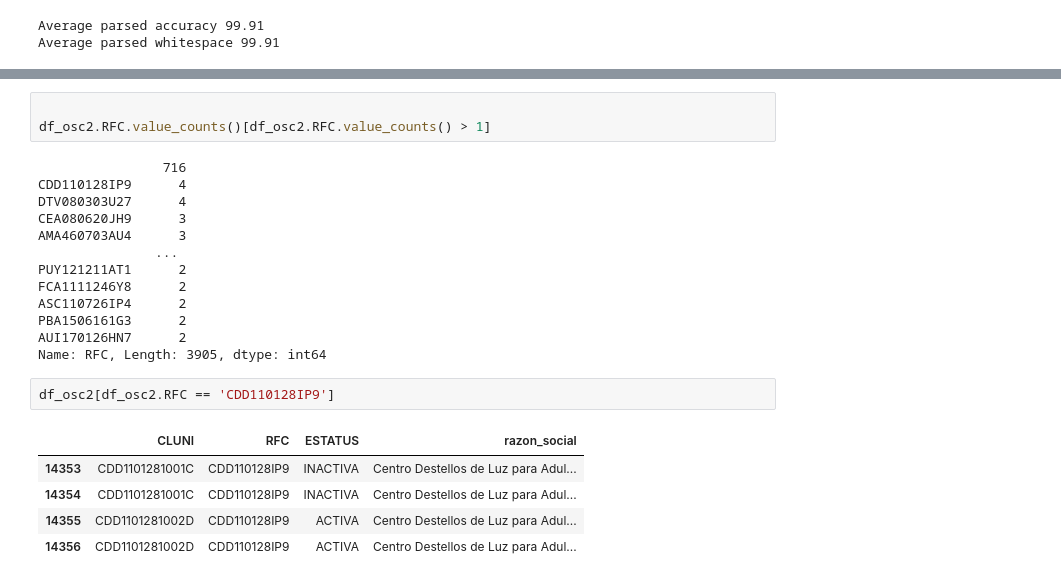
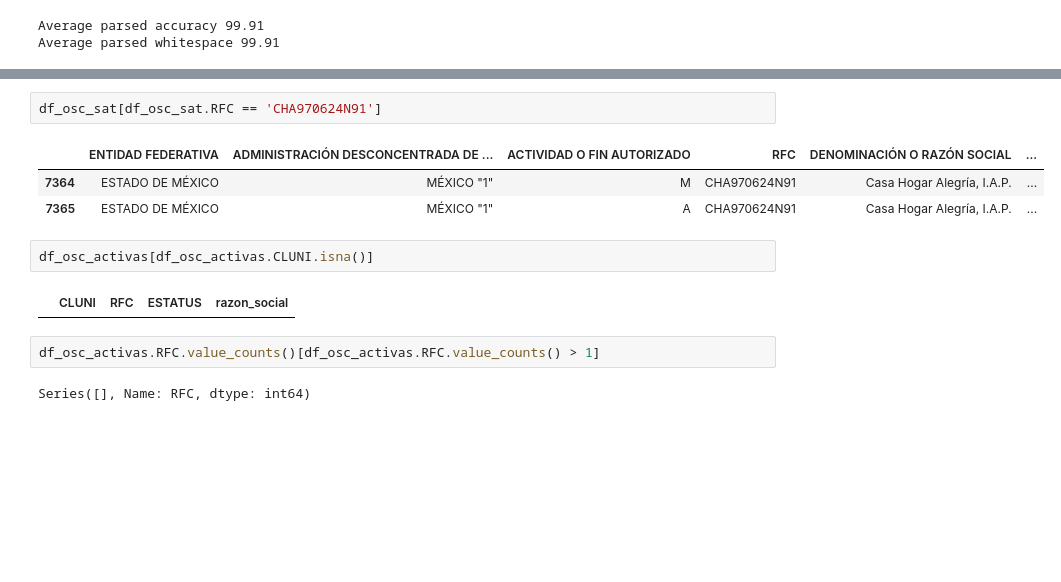
Before and after one commit to donelianc/osc-mexico-2020, a Jupyter notebook: get_osc_data.ipynb, the cells around one changed output, grey strips where cells are left out. Cells and saved outputs as stored; diff of their text form; blank space fills up the shorter version.

```diff
--- a/get_osc_data.ipynb
+++ b/get_osc_data.ipynb
@@ -396,24 +409,14 @@ print(len(df_osc2.RFC.drop_duplicates()))
+# %%
+df_osc_sat[df_osc_sat.RFC == 'CHA970624N91']
+# %% [output]
+|  | ENTIDAD FEDERATIVA | ADMINISTRACIÓN DESCONCENTRADA DE ... | ACTIVIDAD O FIN AUTORIZADO | RFC | DENOMINACIÓN O RAZÓN SOCIAL | ... |
+| 7364 | ESTADO DE MÉXICO | MÉXICO "1" | M | CHA970624N91 | Casa Hogar Alegría, I.A.P. | ... |
+| 7365 | ESTADO DE MÉXICO | MÉXICO "1" | A | CHA970624N91 | Casa Hogar Alegría, I.A.P. | ... |
+# %%
+df_osc_activas[df_osc_activas.CLUNI.isna()]
+# %% [output]
+|  | CLUNI | RFC | ESTATUS | razon_social |
 # %%
-
-df_osc2.RFC.value_counts()[df_osc2.RFC.value_counts() > 1]
+df_osc_activas.RFC.value_counts()[df_osc_activas.RFC.value_counts() > 1]
 # %% [output]
-                716
-CDD110128IP9      4
-DTV080303U27      4
-CEA080620JH9      3
-AMA460703AU4      3
-               ...
-PUY121211AT1      2
-FCA1111246Y8      2
-ASC110726IP4      2
-PBA1506161G3      2
-AUI170126HN7      2
-Name: RFC, Length: 3905, dtype: int64
+Series([], Name: RFC, dtype: int64)
-# %%
-df_osc2[df_osc2.RFC == 'CDD110128IP9']
-# %% [output]
-|  | CLUNI | RFC | ESTATUS | razon_social |
-| 14353 | CDD1101281001C | CDD110128IP9 | INACTIVA | Centro Destellos de Luz para Adul... |
-| 14354 | CDD1101281001C | CDD110128IP9 | INACTIVA | Centro Destellos de Luz para Adul... |
-| 14355 | CDD1101281002D | CDD110128IP9 | ACTIVA | Centro Destellos de Luz para Adul... |
-| 14356 | CDD1101281002D | CDD110128IP9 | ACTIVA | Centro Destellos de Luz para Adul... |
```
Also changed, not shown: parts of 44 cells of this notebook.
